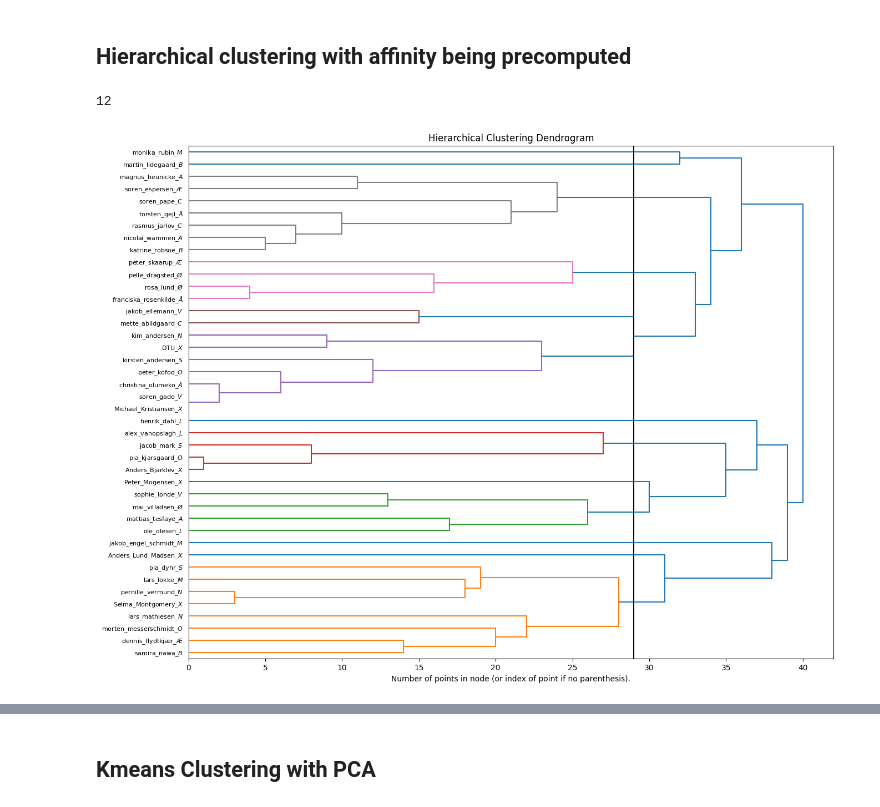
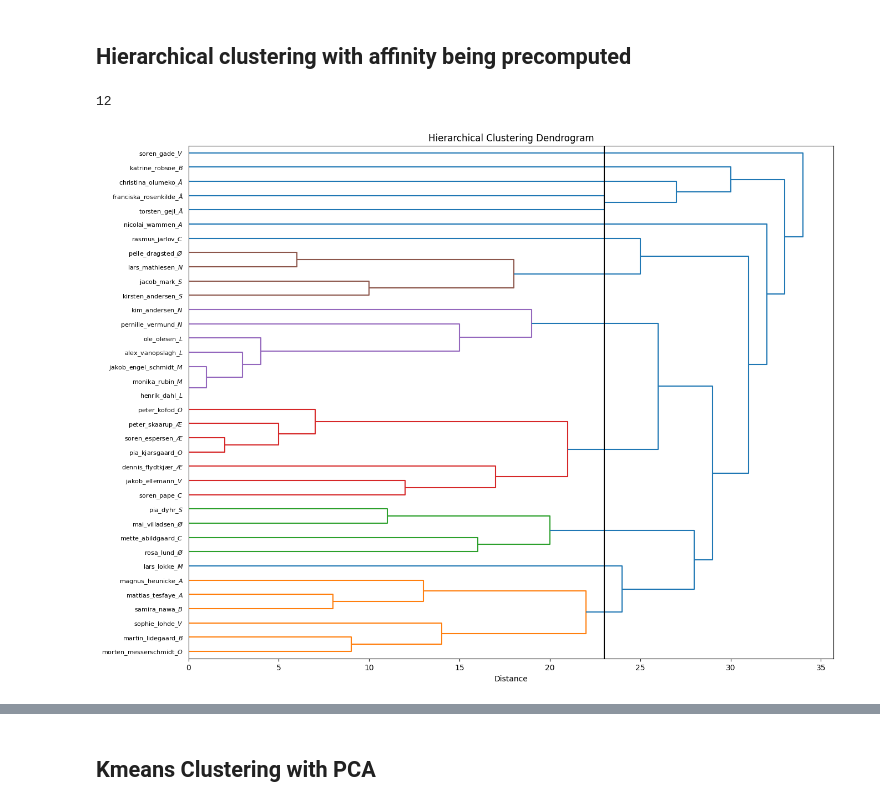
Before and after one commit to s180820/02807_dkpol, a Jupyter notebook: 02_clustering.ipynb, the cells around one changed output, grey strips where cells are left out. Drawn from its saved outputs; the diff is of its cells as text; code cells hidden in the pictures.

```diff
--- a/02_clustering.ipynb
+++ b/02_clustering.ipynb
@@ -13,7 +13,7 @@ from sklearn.cluster import KMeans
 from sklearn.decomposition import PCA
 import seaborn as sns
 # %%
-df_politicians = pd.read_csv("Data/similarity_scores_minhash_all_included.csv")
+df_politicians = pd.read_csv("Data/similarity_distance_minhash.csv")
 df_politicians.set_index("Unnamed: 0", inplace=True)
 df_politicians.index.name = None
 df_politicians
@@ -39,5 +44,5 @@ df_politicians
 # %%
-parties = list(pd.read_csv("Data/Giant.csv").Party) + ["others"]*6
+parties = list(pd.read_csv("Data/Giant.csv").Party) #+ ["others"]*6
 
 marker_dic = {'socialdemokratiet' : "$A$",
                 'radikale' : "$B$",
@@ -50,12 +55,12 @@ marker_dic = {'socialdemokratiet' : "$A$",
                 'dansk_folkeparti' : "$O$",
                 'danmarksdemokraterne' : "$Æ$",
                 'nye_borgerlige' : "$N$",
-                'konservative' : "$C$",
-                'others' : "$X$"}
+                'konservative' : "$C$"}
+                #'others' : "$X$"}
 
 d = {'Person': df_politicians.index,
      'Party': parties,
      'marker': [marker_dic[i] for i in parties]}
 
 scatter_df = pd.DataFrame(d)
-scatter_df
+#scatter_df
@@ -83,6 +70,8 @@ scatter_df
 from sklearn.cluster import AgglomerativeClustering
 agglo = AgglomerativeClustering(n_clusters=12, linkage='complete', affinity='precomputed').fit(df_politicians)
 # %%
+labelList = df_politicians.index  +"_"+ scatter_df['marker'].values
+
 def plot_dendrogram(model, **kwargs):
     # Create linkage matrix and then plot the dendrogram
 
@@ -92,36 +81,36 @@ def plot_dendrogram(model, **kwargs):
     for i, merge in enumerate(model.children_):
         current_count = 0
         for child_idx in merge:
             if child_idx < n_samples:
                 current_count += 1  # leaf node
             else:
                 current_count += counts[child_idx - n_samples]
         counts[i] = current_count
 
     distance = np.arange(model.children_.shape[0])
 
     linkage_matrix = np.column_stack(
         [model.children_, distance, counts]
     ).astype(float)
-    print(len(np.unique(fcluster(linkage_matrix, 29, criterion='distance'))))
+    print(len(np.unique(fcluster(linkage_matrix, 23, criterion='distance'))))
     # Plot the corresponding dendrogram
     dendrogram(linkage_matrix, **kwargs)
 
 
 
 plt.figure(figsize=(15, 12))
 plt.title("Hierarchical Clustering Dendrogram")
 # plot the top three levels of the dendrogram
 plot_dendrogram(agglo,
             orientation='right',
             labels=labelList,
             distance_sort='descending',
             show_leaf_counts=False,
-            color_threshold=29)
-plt.xlabel("Number of points in node (or index of point if no parenthesis).")
-plt.axvline(x=29, c='k')
+            color_threshold=22.5)
+plt.xlabel("Distance")
+plt.axvline(x=23, c='k')
 plt.show()
 # %% [output]
 12
-[figure, old version]
+[figure, new version]
 # %% [markdown]
```
Also changed, not shown: parts of 14 cells of this notebook, 44 other files.
